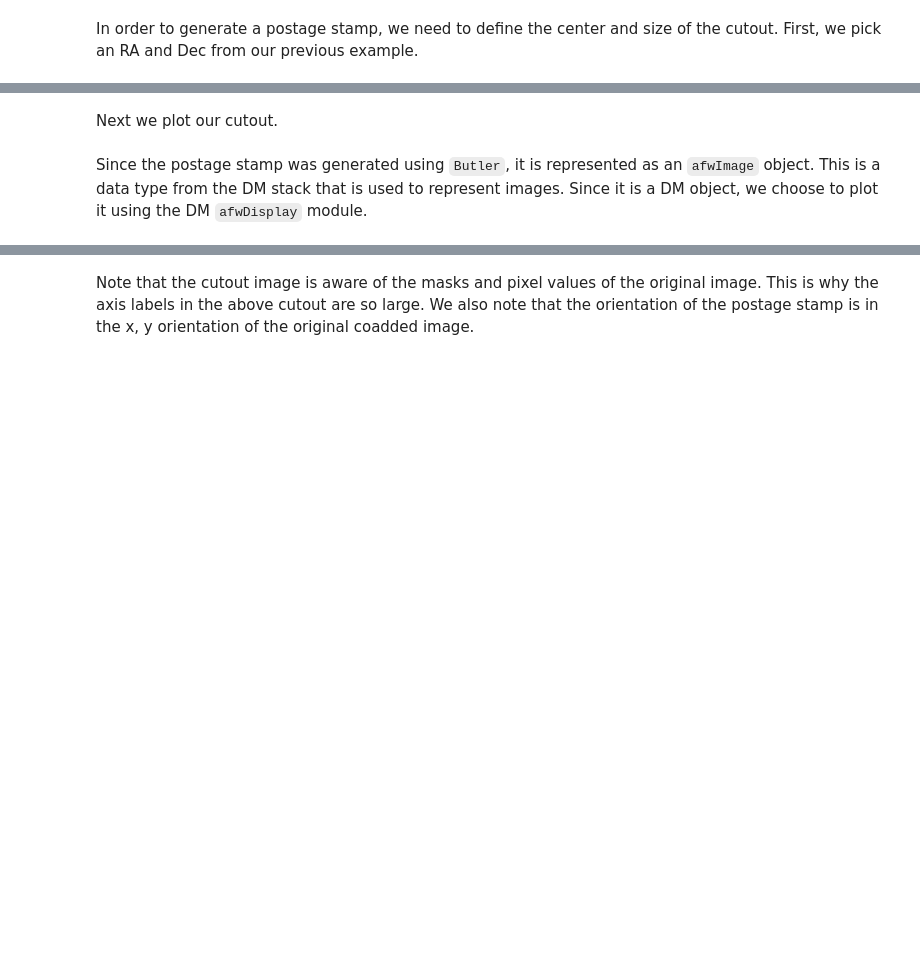
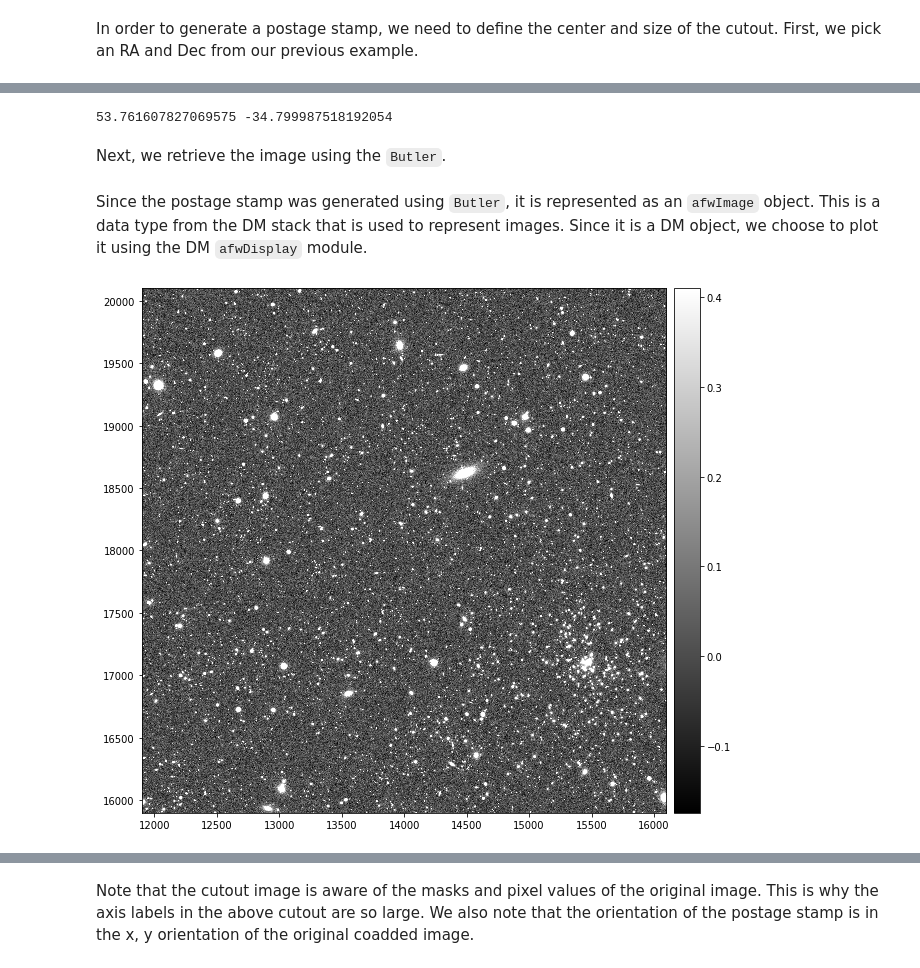
Before and after one commit to LSSTScienceCollaborations/StackClub, a Jupyter notebook: Basics/ButlerTutorial.ipynb, the cells around one changed output, grey strips where cells are left out. Cells and saved outputs as stored; diff of their text form; code cells hidden in the pictures; blank space fills up the shorter version.

Commit message:
Updated ButlerTutorial to use DC2 (gen2) repo

```diff
--- a/Basics/ButlerTutorial.ipynb
+++ b/Basics/ButlerTutorial.ipynb
@@ -108,10 +219,8 @@ In order to generate a postage stamp, we need to define the center and size of t
 # %%
-# Find indices of all targets with a flux between 100 and 500 as follows
-# np.where((merged_i_data['base_PsfFlux_flux'] > 100) & (merged_i_data['base_PsfFlux_flux'] < 500))
-
 # Pick an RA and Dec
-i = 1000
+i = nice_galaxy_indices[1]
 ra =  np.degrees(merged_i_data['coord_ra'][i])
 dec = np.degrees(merged_i_data['coord_dec'][i])
+print(ra, dec)
+# %% [output]
+53.761607827069575 -34.799987518192054
-# %% [markdown]
-Next we plot our cutout.
@@ -131,2 +227,16 @@ postage_stamp = image.getCutout(radec, cutout_extent)
+# %% [markdown]
+Next, we retrieve the image using the `Butler`.
+# %%
+# Retrieve the image using butler
+coadd_id = {'tract': tract, 'patch': patch, 'filter': filter}
+image = butler.get(coadd_type, dataId=coadd_id)
 # %% [markdown]
 Since the postage stamp was generated using `Butler`, it is represented as an `afwImage` object. This is a data type from the DM stack that is used to represent images. Since it is a DM object, we choose to plot it using the DM `afwDisplay` module.
+# %%
+# Let's take a look at the full image first
+fig = plt.figure(figsize=(10,10))
+display = afwDisplay.Display(frame=1, backend='matplotlib')
+display.scale("linear", "zscale")
+display.mtv(image.getMaskedImage().getImage())
+# %% [output]
+[figure, added]
```
Also changed, not shown: parts of 26 cells of this notebook.
